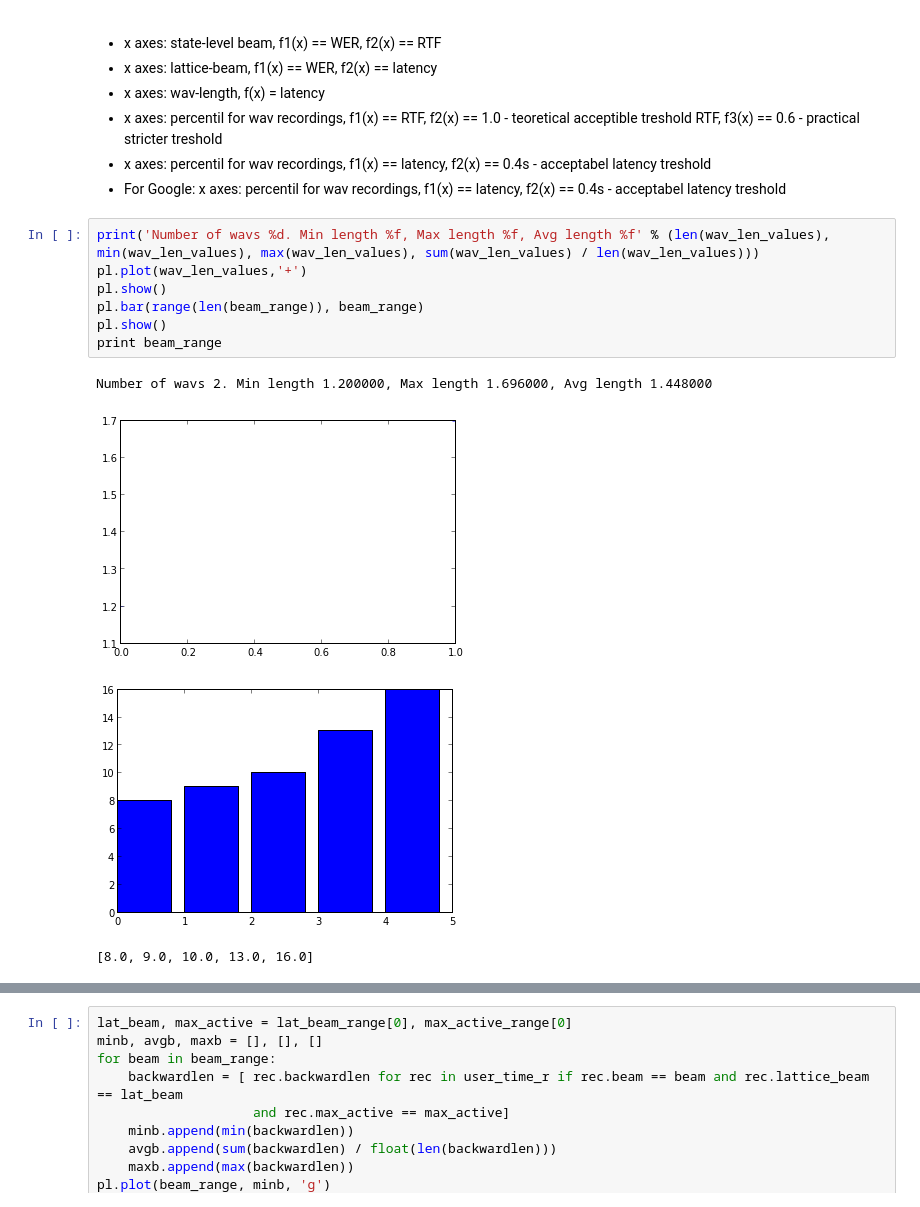
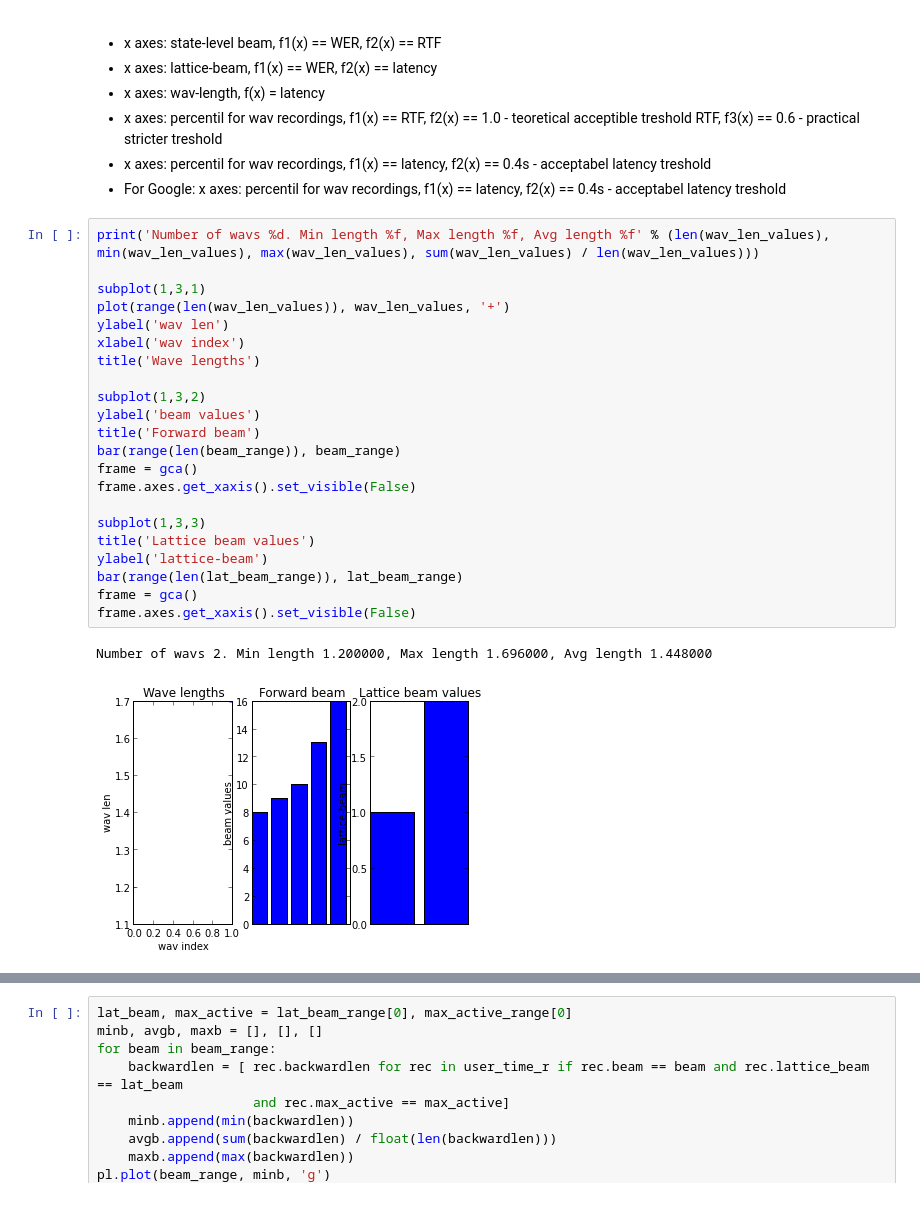
Before and after one commit to oplatek/pykaldi-eval, a Jupyter notebook: Pykaldi-evaluation.ipynb, the cells around one changed output, grey strips where cells are left out. Drawn from its saved outputs; the diff is of its cells as text.

```diff
--- a/Pykaldi-evaluation.ipynb
+++ b/Pykaldi-evaluation.ipynb
@@ -53,16 +45,29 @@ TODO graphs
  * For Google: x axes: percentil for wav recordings, f1(x) == latency, f2(x) == 0.4s - acceptabel latency treshold
 # %%
 print('Number of wavs %d. Min length %f, Max length %f, Avg length %f' % (len(wav_len_values), min(wav_len_values), max(wav_len_values), sum(wav_len_values) / len(wav_len_values)))
-pl.plot(wav_len_values,'+')
-pl.show()
-pl.bar(range(len(beam_range)), beam_range)
-pl.show()
-print beam_range
+
+subplot(1,3,1)
+plot(range(len(wav_len_values)), wav_len_values, '+')
+ylabel('wav len')
+xlabel('wav index')
+title('Wave lengths')
+
+subplot(1,3,2)
+ylabel('beam values')
+title('Forward beam')
+bar(range(len(beam_range)), beam_range)
+frame = gca()
+frame.axes.get_xaxis().set_visible(False)
+
+subplot(1,3,3)
+title('Lattice beam values')
+ylabel('lattice-beam')
+bar(range(len(lat_beam_range)), lat_beam_range)
+frame = gca()
+frame.axes.get_xaxis().set_visible(False)
 # %% [output]
 Number of wavs 2. Min length 1.200000, Max length 1.696000, Avg length 1.448000
-[figure, old version]
+[figure, new version]
-[figure, removed]
-[8.0, 9.0, 10.0, 13.0, 16.0]
 # %%
 lat_beam, max_active = lat_beam_range[0], max_active_range[0]
 minf, avgf, maxf, werl = [], [], [], []
```
Also changed, not shown: parts of 5 cells of this notebook.
